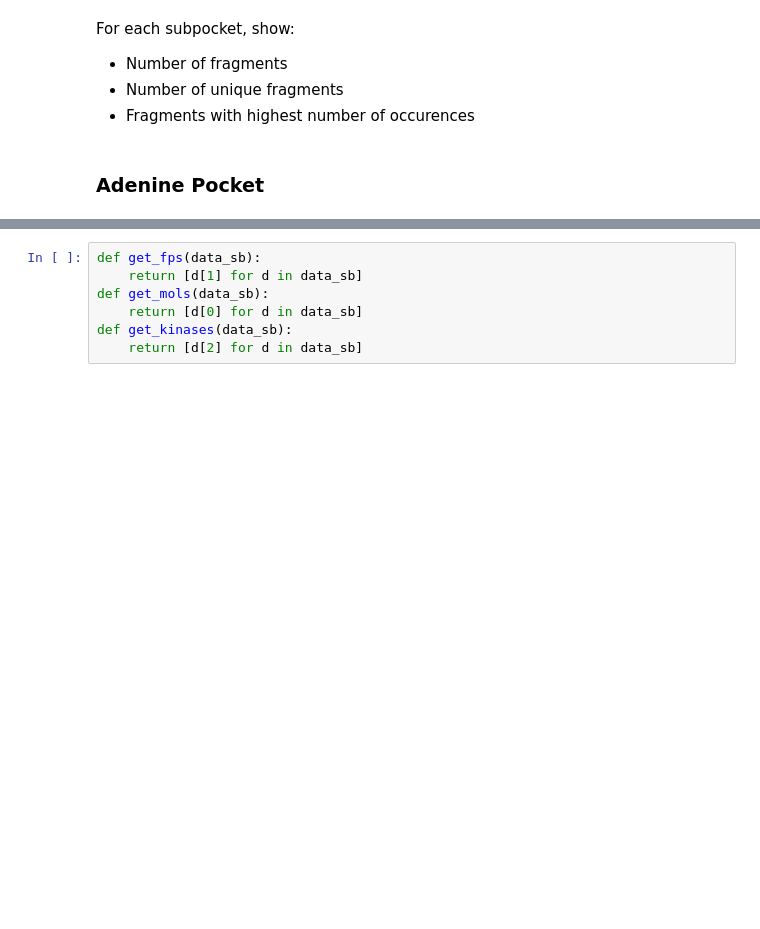
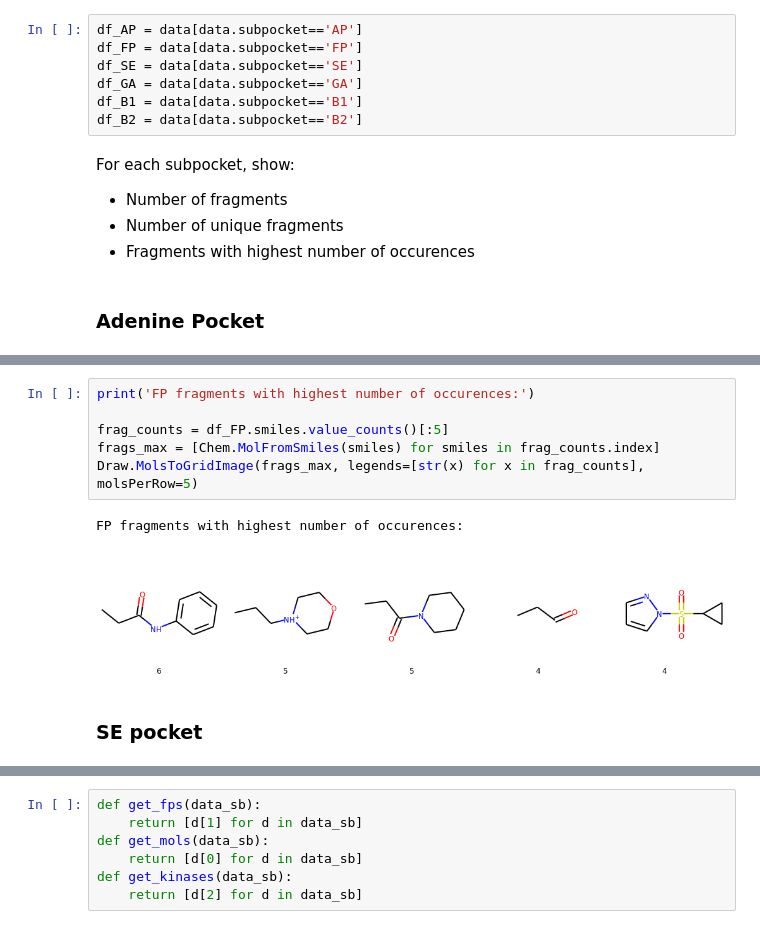
Before and after one commit to volkamerlab/KinaseFocusedFragmentLibrary, a Jupyter notebook: analysis/clustering.ipynb, the cells around one changed output, grey strips where cells are left out. Saved outputs shown, nothing was run; the diff lists cells and outputs as text; blank space fills up the shorter version.

```diff
--- a/analysis/clustering.ipynb
+++ b/analysis/clustering.ipynb
@@ -86,3 +164,10 @@ data.shape
+# %%
+df_AP = data[data.subpocket=='AP']
+df_FP = data[data.subpocket=='FP']
+df_SE = data[data.subpocket=='SE']
+df_GA = data[data.subpocket=='GA']
+df_B1 = data[data.subpocket=='B1']
+df_B2 = data[data.subpocket=='B2']
 # %% [markdown]
 For each subpocket, show:
 * Number of fragments
@@ -199,0 +211,11 @@ Number of unique fragments:  431
+# %%
+print('FP fragments with highest number of occurences:')
+
+frag_counts = df_FP.smiles.value_counts()[:5]
+frags_max = [Chem.MolFromSmiles(smiles) for smiles in frag_counts.index]
+Draw.MolsToGridImage(frags_max, legends=[str(x) for x in frag_counts], molsPerRow=5)
+# %% [output]
+FP fragments with highest number of occurences:
+[figure, added]
+# %% [markdown]
+### SE pocket
```
Also changed, not shown: parts of 42 cells of this notebook, 2 other files.
